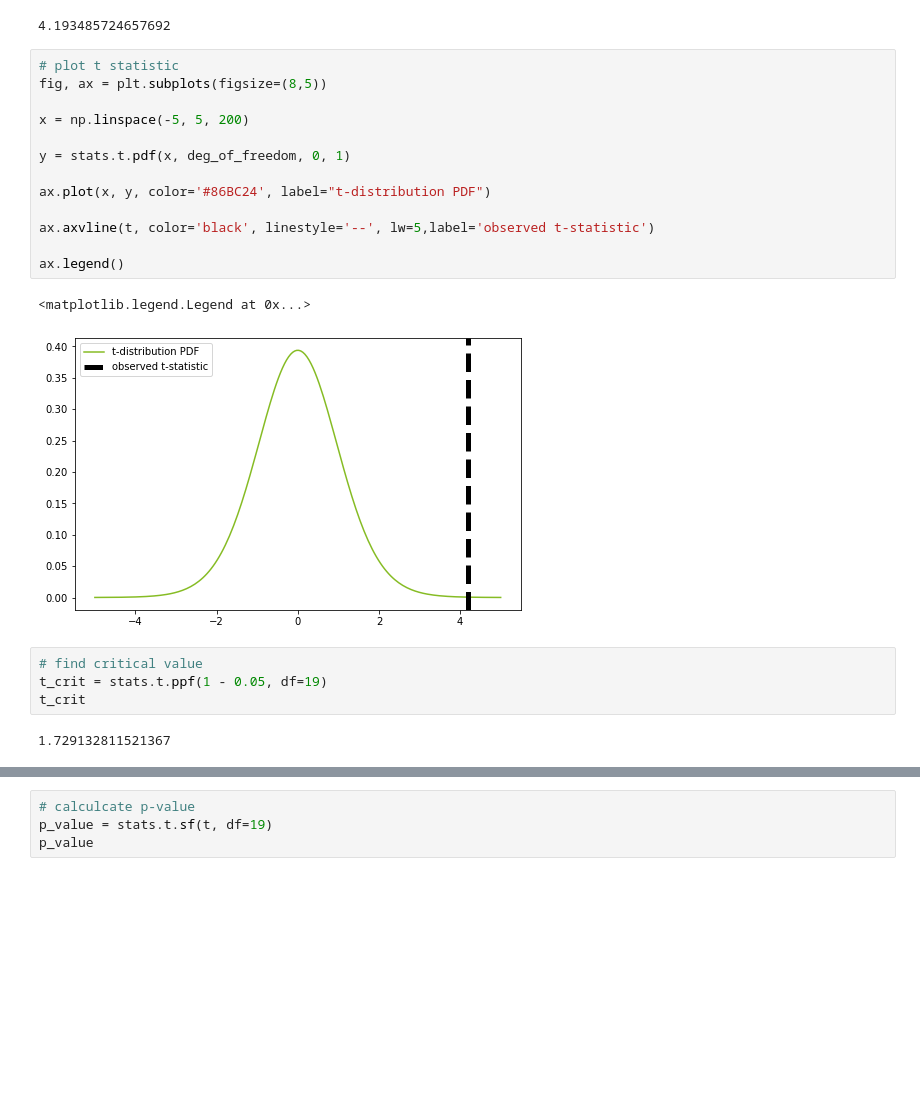
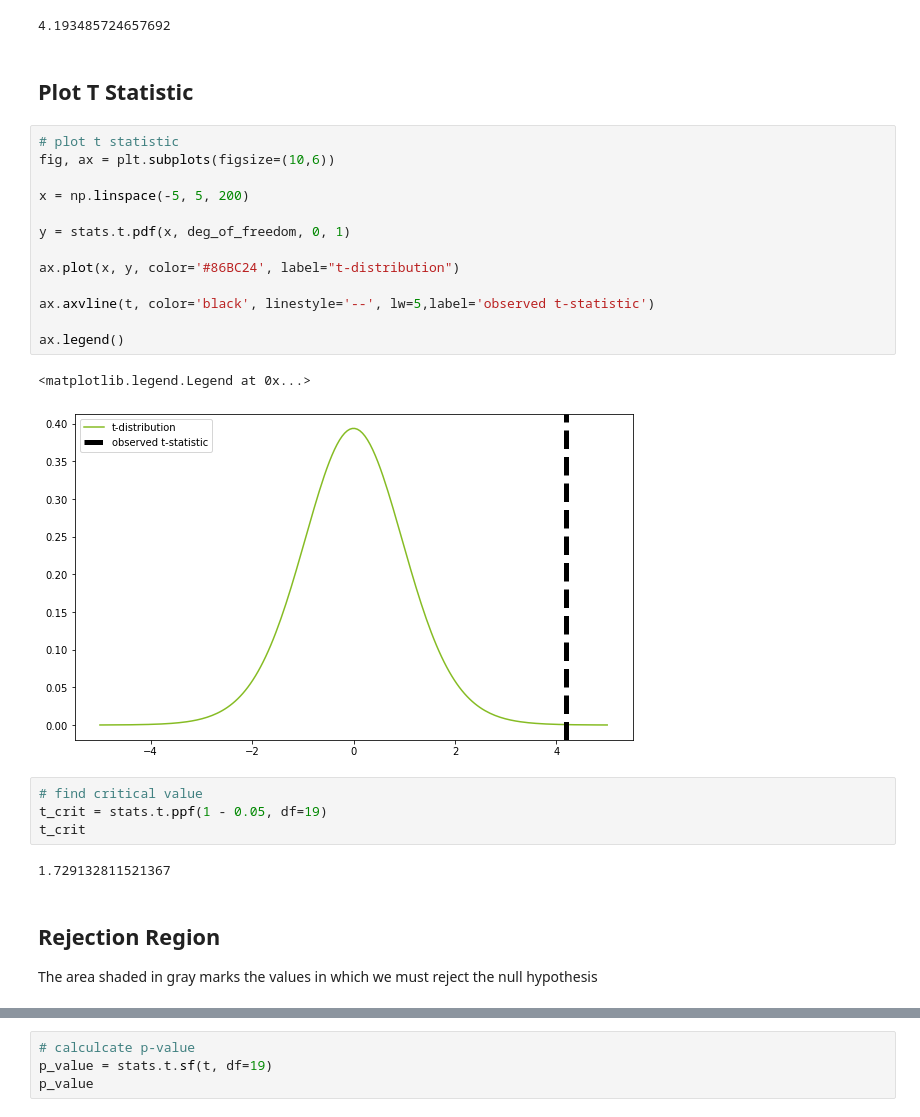
Before and after one commit to harte3/Flatiron-Capstone-Group-2, a Jupyter notebook: notebooks/alivia-vaia/Genre and Revenue.ipynb, the cells around one changed output, grey strips where cells are left out. Drawn from its saved outputs; the diff is of its cells as text; blank space fills up the shorter version.

```diff
--- a/notebooks/alivia-vaia/Genre and Revenue.ipynb
+++ b/notebooks/alivia-vaia/Genre and Revenue.ipynb
@@ -365,27 +347,32 @@ t = (x_bar -  mu)/(sigma/np.sqrt(n))
 t
 # %% [output]
 4.193485724657692
+# %% [markdown]
+## Plot T Statistic
 # %%
 # plot t statistic
-fig, ax = plt.subplots(figsize=(8,5))
+fig, ax = plt.subplots(figsize=(10,6))
 
 x = np.linspace(-5, 5, 200)
 
 y = stats.t.pdf(x, deg_of_freedom, 0, 1)
 
-ax.plot(x, y, color='#86BC24', label="t-distribution PDF")
+ax.plot(x, y, color='#86BC24', label="t-distribution")
 
 ax.axvline(t, color='black', linestyle='--', lw=5,label='observed t-statistic')
 
 ax.legend()
 # %% [output]
 <matplotlib.legend.Legend at 0x...>
-[figure, old version]
+[figure, new version]
 # %%
 # find critical value
 t_crit = stats.t.ppf(1 - 0.05, df=19)
 t_crit
 # %% [output]
 1.729132811521367
+# %% [markdown]
+## Rejection Region
+The area shaded in gray marks the values in which we must reject the null hypothesis
 # %%
 # plot rejection region
```
Also changed, not shown: parts of 5 cells of this notebook.
